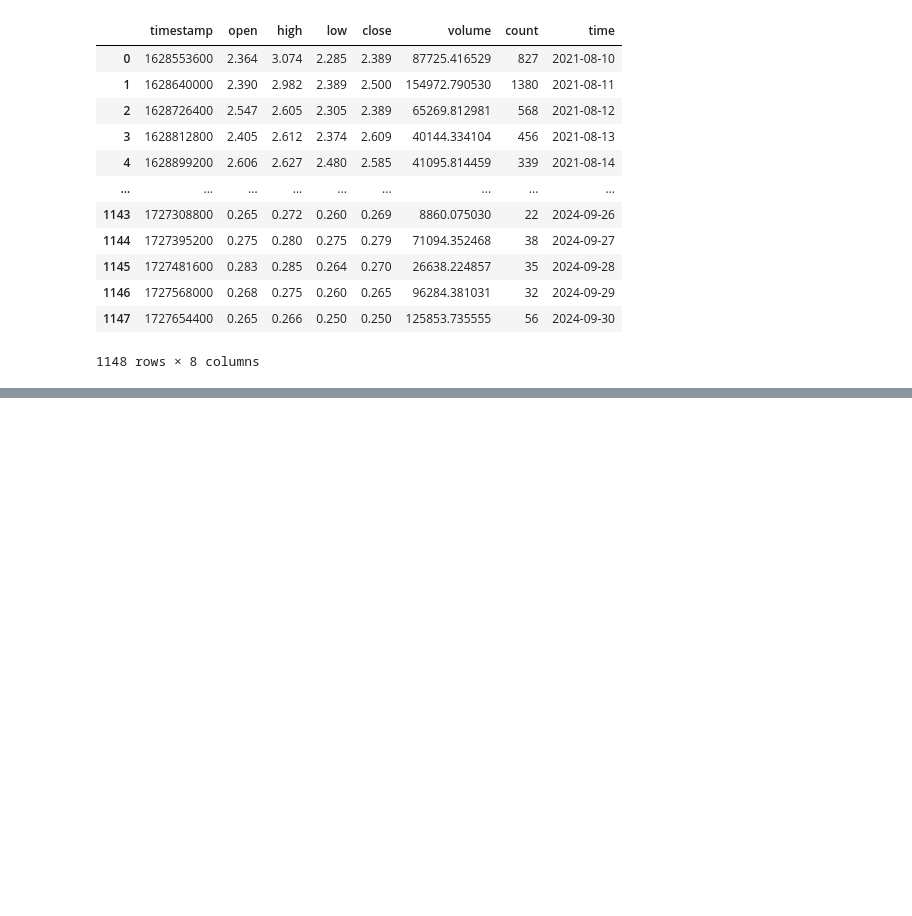
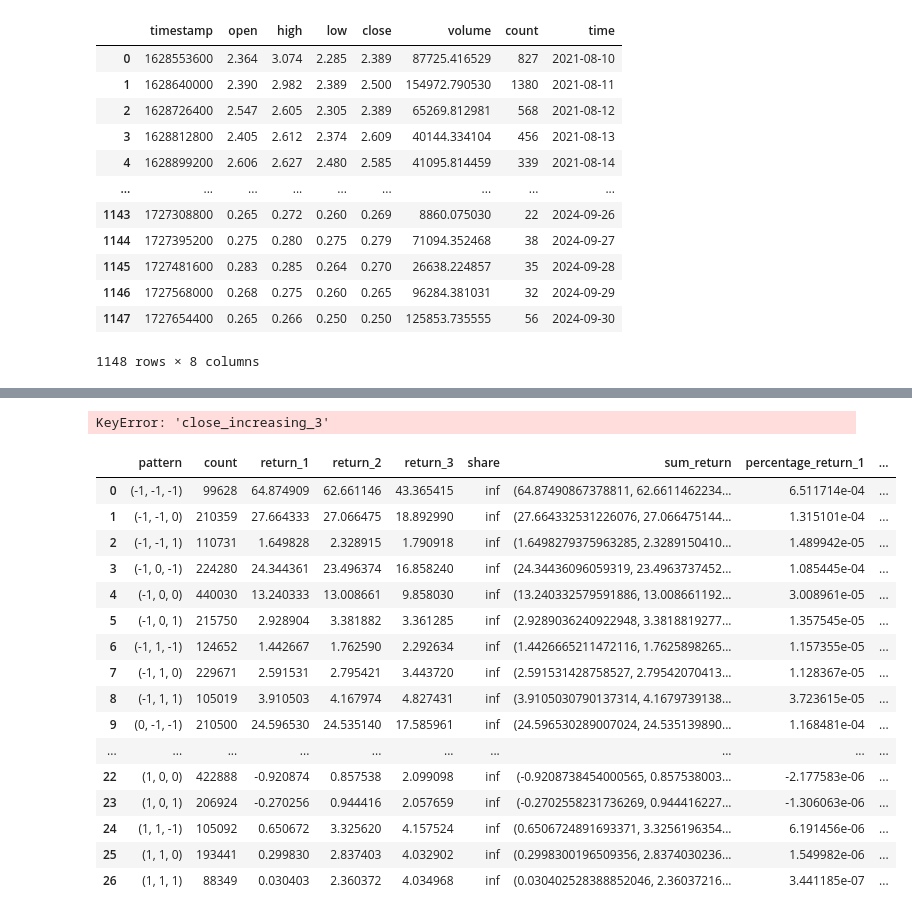
Before and after one commit to xTerradon/finance-visuals, a Jupyter notebook: code/test.ipynb, the cells around one changed output, grey strips where cells are left out. Saved outputs shown, nothing was run; the diff lists cells and outputs as text; code cells hidden in the pictures; blank space fills up the shorter version.

```diff
--- a/code/test.ipynb
+++ b/code/test.ipynb
@@ -110,0 +106,24 @@ stats
+# %%
+(up["prev_3"] == 1) == up["close_increasing_3"]
+# %% [output]
+KeyError: 'close_increasing_3'
+# %%
+pd.read_pickle(f"../evaluation_data/updown_h3_r3.pkl")
+# %% [output]
+|  | pattern | count | return_1 | return_2 | return_3 | share | sum_return | percentage_return_1 | ... |
+| 0 | (-1, -1, -1) | 99628 | 64.874909 | 62.661146 | 43.365415 | inf | (64.87490867378811, 62.6611462234... | 6.511714e-04 | ... |
+| 1 | (-1, -1, 0) | 210359 | 27.664333 | 27.066475 | 18.892990 | inf | (27.664332531226076, 27.066475144... | 1.315101e-04 | ... |
+| 2 | (-1, -1, 1) | 110731 | 1.649828 | 2.328915 | 1.790918 | inf | (1.6498279375963285, 2.3289150410... | 1.489942e-05 | ... |
+| 3 | (-1, 0, -1) | 224280 | 24.344361 | 23.496374 | 16.858240 | inf | (24.34436096059319, 23.4963737452... | 1.085445e-04 | ... |
+| 4 | (-1, 0, 0) | 440030 | 13.240333 | 13.008661 | 9.858030 | inf | (13.240332579591886, 13.008661192... | 3.008961e-05 | ... |
+| 5 | (-1, 0, 1) | 215750 | 2.928904 | 3.381882 | 3.361285 | inf | (2.9289036240922948, 3.3818819277... | 1.357545e-05 | ... |
+| 6 | (-1, 1, -1) | 124652 | 1.442667 | 1.762590 | 2.292634 | inf | (1.4426665211472116, 1.7625898265... | 1.157355e-05 | ... |
+| 7 | (-1, 1, 0) | 229671 | 2.591531 | 2.795421 | 3.443720 | inf | (2.591531428758527, 2.79542070413... | 1.128367e-05 | ... |
+| 8 | (-1, 1, 1) | 105019 | 3.910503 | 4.167974 | 4.827431 | inf | (3.9105030790137314, 4.1679739138... | 3.723615e-05 | ... |
+| 9 | (0, -1, -1) | 210500 | 24.596530 | 24.535140 | 17.585961 | inf | (24.596530289007024, 24.535139890... | 1.168481e-04 | ... |
+| ... | ... | ... | ... | ... | ... | ... | ... | ... | ... |
+| 22 | (1, 0, 0) | 422888 | -0.920874 | 0.857538 | 2.099098 | inf | (-0.9208738454000565, 0.857538003... | -2.177583e-06 | ... |
+| 23 | (1, 0, 1) | 206924 | -0.270256 | 0.944416 | 2.057659 | inf | (-0.2702558231736269, 0.944416227... | -1.306063e-06 | ... |
+| 24 | (1, 1, -1) | 105092 | 0.650672 | 3.325620 | 4.157524 | inf | (0.6506724891693371, 3.3256196354... | 6.191456e-06 | ... |
+| 25 | (1, 1, 0) | 193441 | 0.299830 | 2.837403 | 4.032902 | inf | (0.2998300196509356, 2.8374030236... | 1.549982e-06 | ... |
+| 26 | (1, 1, 1) | 88349 | 0.030403 | 2.360372 | 4.034968 | inf | (0.030402528388852046, 2.36037216... | 3.441185e-07 | ... |
```
Also changed, not shown: parts of 5 cells of this notebook, 5 other files.
